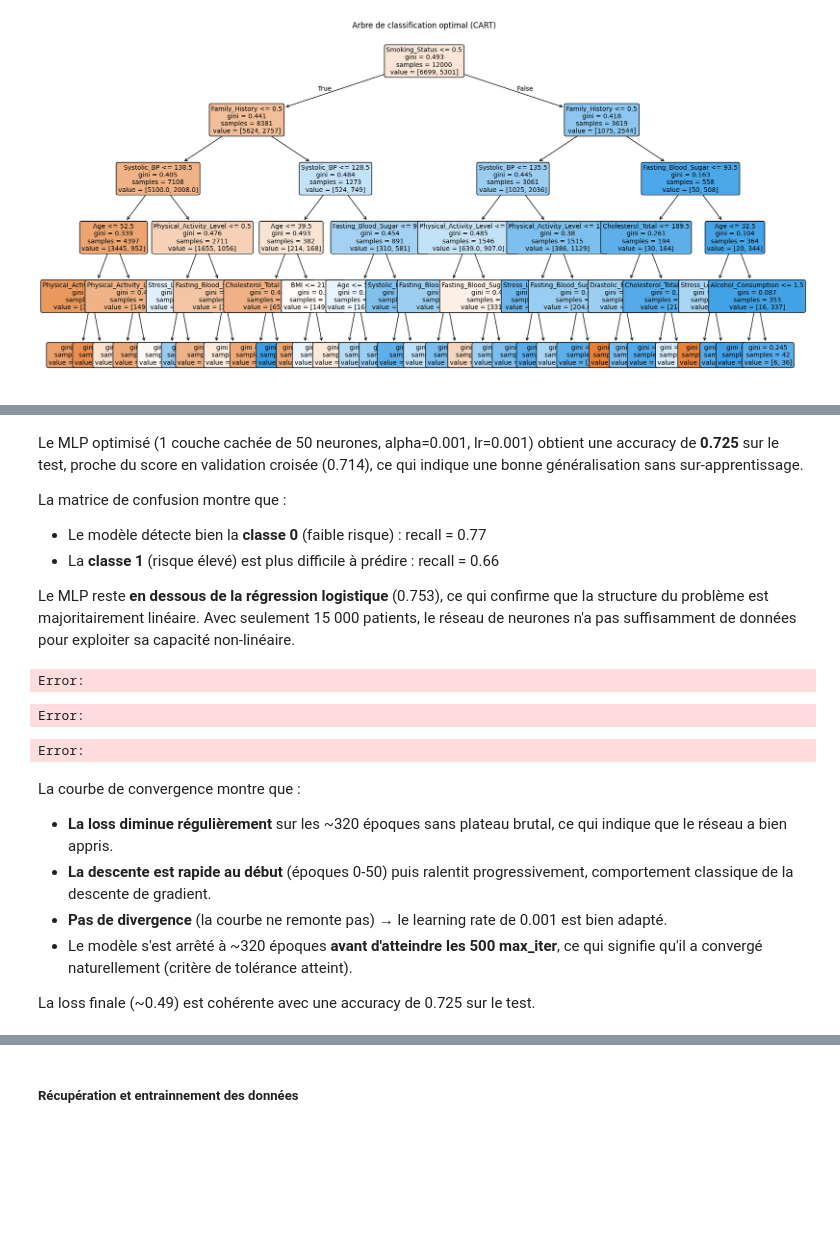
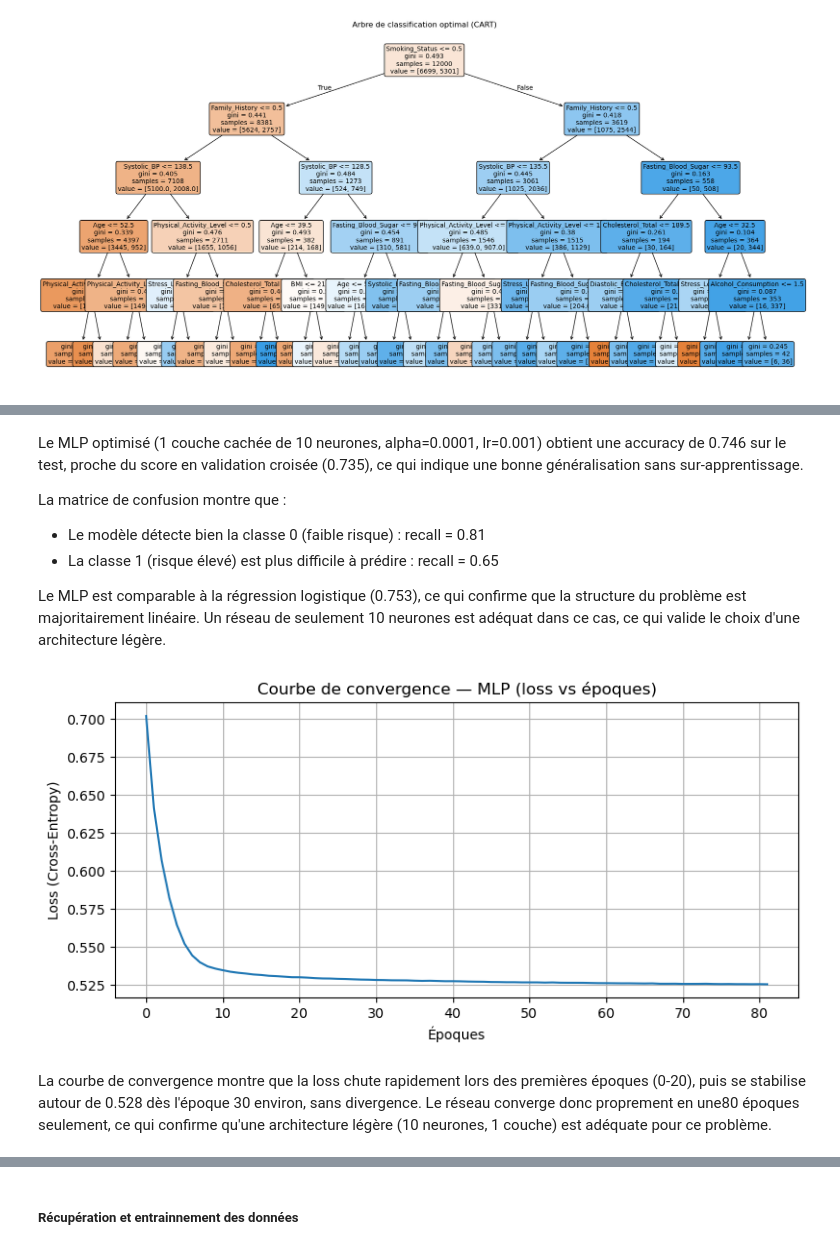
Before and after one commit to AhmedBousbih/Projet-Machine-learning, a Jupyter notebook: Projet_ML_py.ipynb, the cells around one changed output, grey strips where cells are left out. Drawn from its saved outputs; the diff is of its cells as text; code cells hidden in the pictures; blank space fills up the shorter version.

```diff
--- a/Projet_ML_py.ipynb
+++ b/Projet_ML_py.ipynb
@@ -653,51 +655,37 @@ Error:
 # %% [markdown]
-Le MLP optimisé (1 couche cachée de 50 neurones, alpha=0.001, lr=0.001) obtient une
-accuracy de **0.725** sur le test, proche du score en validation croisée (0.714),
+Le MLP optimisé (1 couche cachée de 10 neurones, alpha=0.0001, lr=0.001) obtient une
+accuracy de 0.746 sur le test, proche du score en validation croisée (0.735),
 ce qui indique une bonne généralisation sans sur-apprentissage.
 
 La matrice de confusion montre que :
-- Le modèle détecte bien la **classe 0** (faible risque) : recall = 0.77
-- La **classe 1** (risque élevé) est plus difficile à prédire : recall = 0.66
+- Le modèle détecte bien la classe 0 (faible risque) : recall = 0.81
+- La classe 1 (risque élevé) est plus difficile à prédire : recall = 0.65
 
-Le MLP reste **en dessous de la régression logistique** (0.753), ce qui confirme que
-la structure du problème est majoritairement linéaire. Avec seulement 15 000 patients,
-le réseau de neurones n'a pas suffisamment de données pour exploiter sa capacité
-non-linéaire.
+Le MLP est comparable à la régression logistique (0.753), ce qui confirme que
+la structure du problème est majoritairement linéaire. Un réseau de seulement 10 neurones
+est adéquat dans ce cas, ce qui valide le choix d'une architecture légère.
 # %%
 best_nnet_curve = MLPClassifier(
-    hidden_layer_sizes=(50,),
+    hidden_layer_sizes=(10,),
     alpha=0.001,
     learning_rate_init=0.001,
     max_iter=500,
     random_state=randomseed
 )
 best_nnet_curve.fit(X_train_scaled, y_train)
 
 plt.figure(figsize=(8, 4))
 plt.plot(best_nnet_curve.loss_curve_)
 plt.title("Courbe de convergence — MLP (loss vs époques)")
 plt.xlabel("Époques")
 plt.ylabel("Loss (Cross-Entropy)")
 plt.grid(True)
 plt.tight_layout()
 plt.show()
 # %% [output]
-Error:
-Error:
-Error:
+[figure, added]
 # %% [markdown]
-La courbe de convergence montre que :
-
-- **La loss diminue régulièrement** sur les ~320 époques sans plateau brutal,
-  ce qui indique que le réseau a bien appris.
-- **La descente est rapide au début** (époques 0-50) puis ralentit progressivement,
-  comportement classique de la descente de gradient.
-- **Pas de divergence** (la courbe ne remonte pas) → le learning rate de 0.001
-  est bien adapté.
-- Le modèle s'est arrêté à ~320 époques **avant d'atteindre les 500 max_iter**,
-  ce qui signifie qu'il a convergé naturellement (critère de tolérance atteint).
-
-La loss finale (~0.49) est cohérente avec une accuracy de 0.725 sur le test.
+La courbe de convergence montre que la loss chute rapidement lors des premières époques (0-20), puis se stabilise autour de 0.528 dès l'époque 30 environ, sans divergence. Le réseau converge donc proprement en une80 époques seulement, ce qui confirme qu'une architecture légère (10 neurones, 1 couche) est adéquate pour ce problème.
 # %%
 acc_train_nnet = accuracy_score(y_train, best_nnet.predict(X_train_scaled))
 acc_test_nnet  = accuracy_score(y_test,  best_nnet.predict(X_test_scaled))
```
Also changed, not shown: parts of 95 cells of this notebook.
